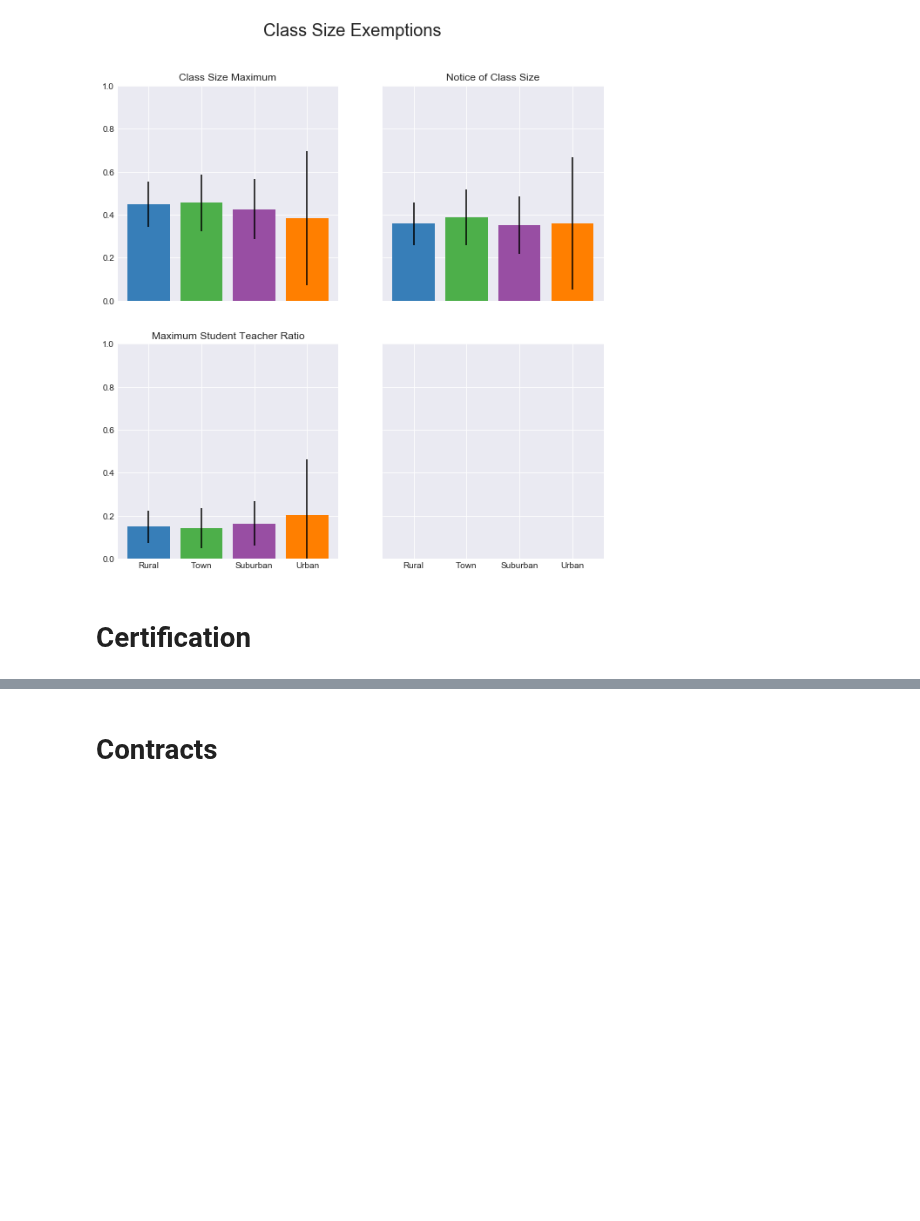
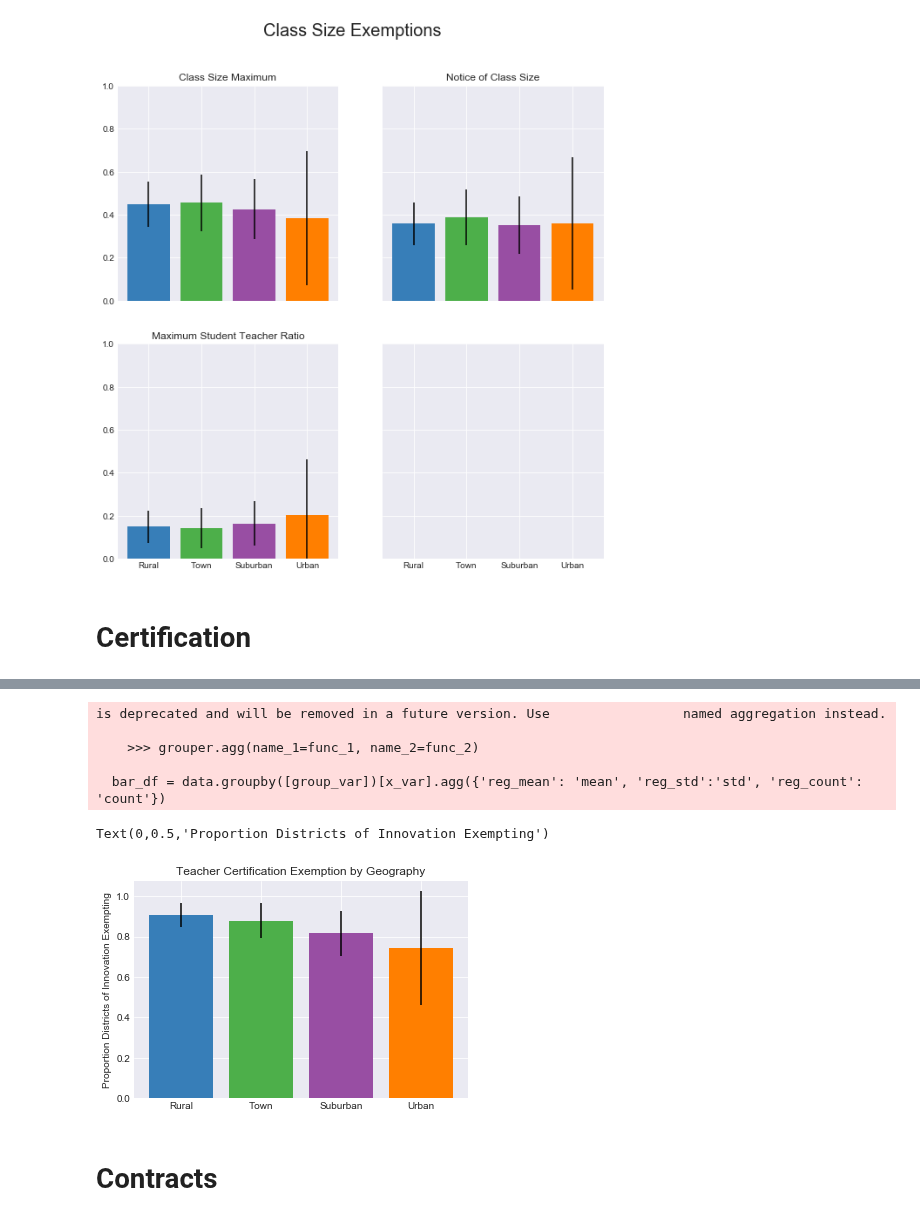
Before and after one commit to KylieLAnglin/dofis, a Jupyter notebook: analysis/descriptive_district/graphs_bar_exemptionsXgeography.ipynb, the cells around one changed output, grey strips where cells are left out. Cells and saved outputs as stored; diff of their text form; code cells hidden in the pictures; blank space fills up the shorter version.

Commit message:
update descriptive tables and text analysis

```diff
--- a/analysis/descriptive_district/graphs_bar_exemptionsXgeography.ipynb
+++ b/analysis/descriptive_district/graphs_bar_exemptionsXgeography.ipynb
@@ -118,3 +121,16 @@ is deprecated and will be removed in a future version
+# %%
+bar_df = graphs.create_bar_df(data = data, group_var = 'geography', x_var = 'reg21_003', group_order_dict = geo_order)
+plt.bar(bar_df['geography'], bar_df['reg_mean'], yerr= bar_df['se'] * 1.98 * 2 ,color=palette(bar_df['order']))
+plt.title('Teacher Certification Exemption by Geography')
+plt.ylabel('Proportion Districts of Innovation Exempting')
+# %% [output]
+is deprecated and will be removed in a future version. Use                 named aggregation instead.
+
+    >>> grouper.agg(name_1=func_1, name_2=func_2)
+
+  bar_df = data.groupby([group_var])[x_var].agg({'reg_mean': 'mean', 'reg_std':'std', 'reg_count': 'count'})
+Text(0,0.5,'Proportion Districts of Innovation Exempting')
+[figure, added]
 # %% [markdown]
 # Contracts
 # %%
```
Also changed, not shown: parts of 12 cells of this notebook, 5 other files.
